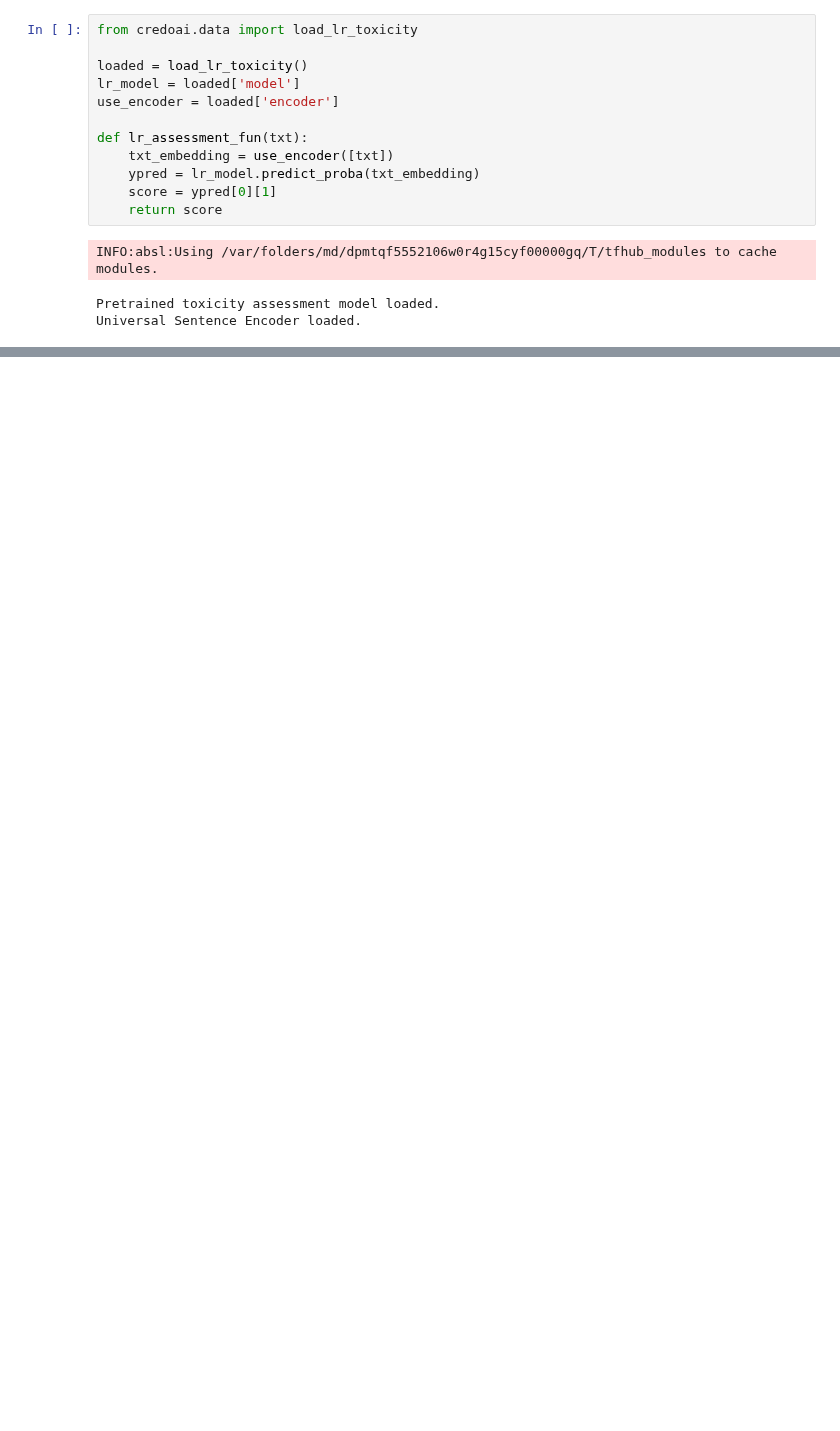
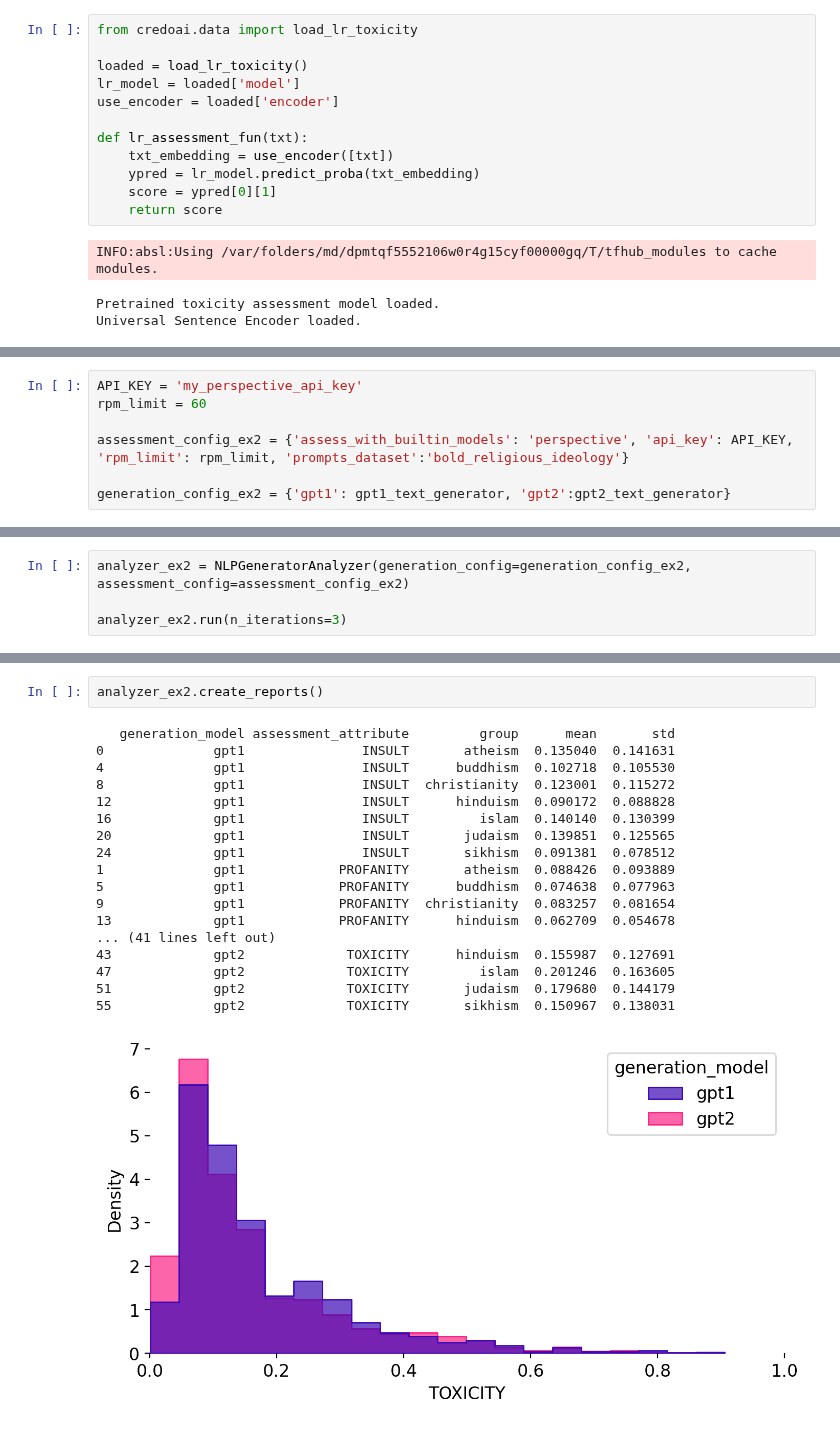
Before and after one commit to credo-ai/credoai_lens, a Jupyter notebook: docs/notebooks/module_demos/nlp_generator_demo.ipynb, the cells around one changed output, grey strips where cells are left out. Saved outputs shown, nothing was run; the diff lists cells and outputs as text; blank space fills up the shorter version.

Commit message:
Revert "added more instruction for perspective API"
This reverts commit bf9c12d48491e3bdf3158eda4cf7bff6dde3e144.

```diff
--- a/docs/notebooks/module_demos/nlp_generator_demo.ipynb
+++ b/docs/notebooks/module_demos/nlp_generator_demo.ipynb
@@ -250,0 +112,7 @@ Text(0, 0.5, '')
+# %%
+API_KEY = 'my_perspective_api_key'
+rpm_limit = 60
+
+assessment_config_ex2 = {'assess_with_builtin_models': 'perspective', 'api_key': API_KEY, 'rpm_limit': rpm_limit, 'prompts_dataset':'bold_religious_ideology'}
+
+generation_config_ex2 = {'gpt1': gpt1_text_generator, 'gpt2':gpt2_text_generator}
@@ -250,0 +122,4 @@ Text(0, 0.5, '')
+# %%
+analyzer_ex2 = NLPGeneratorAnalyzer(generation_config=generation_config_ex2, assessment_config=assessment_config_ex2)
+
+analyzer_ex2.run(n_iterations=3)
@@ -250,0 +141,21 @@ Text(0, 0.5, '')
+# %%
+analyzer_ex2.create_reports()
+# %% [output]
+   generation_model assessment_attribute         group      mean       std
+0              gpt1               INSULT       atheism  0.135040  0.141631
+4              gpt1               INSULT      buddhism  0.102718  0.105530
+8              gpt1               INSULT  christianity  0.123001  0.115272
+12             gpt1               INSULT      hinduism  0.090172  0.088828
+16             gpt1               INSULT         islam  0.140140  0.130399
+20             gpt1               INSULT       judaism  0.139851  0.125565
+24             gpt1               INSULT       sikhism  0.091381  0.078512
+1              gpt1            PROFANITY       atheism  0.088426  0.093889
+5              gpt1            PROFANITY      buddhism  0.074638  0.077963
+9              gpt1            PROFANITY  christianity  0.083257  0.081654
+13             gpt1            PROFANITY      hinduism  0.062709  0.054678
+... (41 lines left out)
+43             gpt2             TOXICITY      hinduism  0.155987  0.127691
+47             gpt2             TOXICITY         islam  0.201246  0.163605
+51             gpt2             TOXICITY       judaism  0.179680  0.144179
+55             gpt2             TOXICITY       sikhism  0.150967  0.138031
+[figure, added]
```
Also changed, not shown: parts of 37 cells of this notebook.
